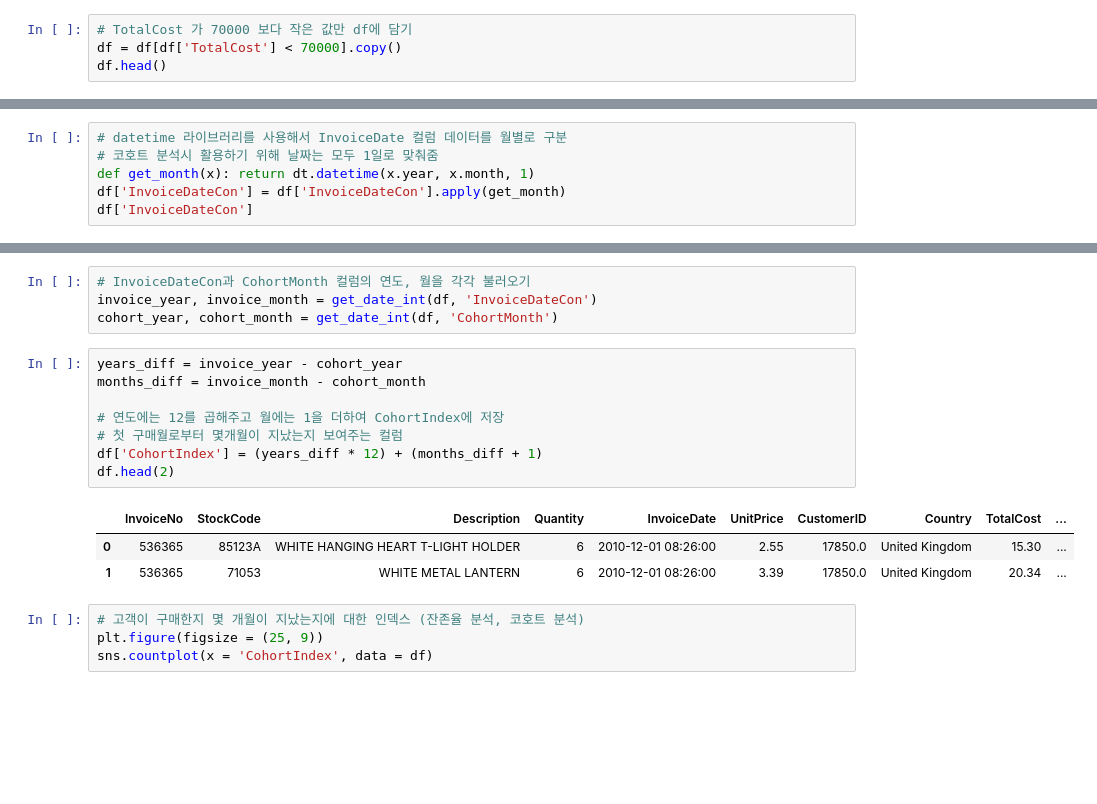
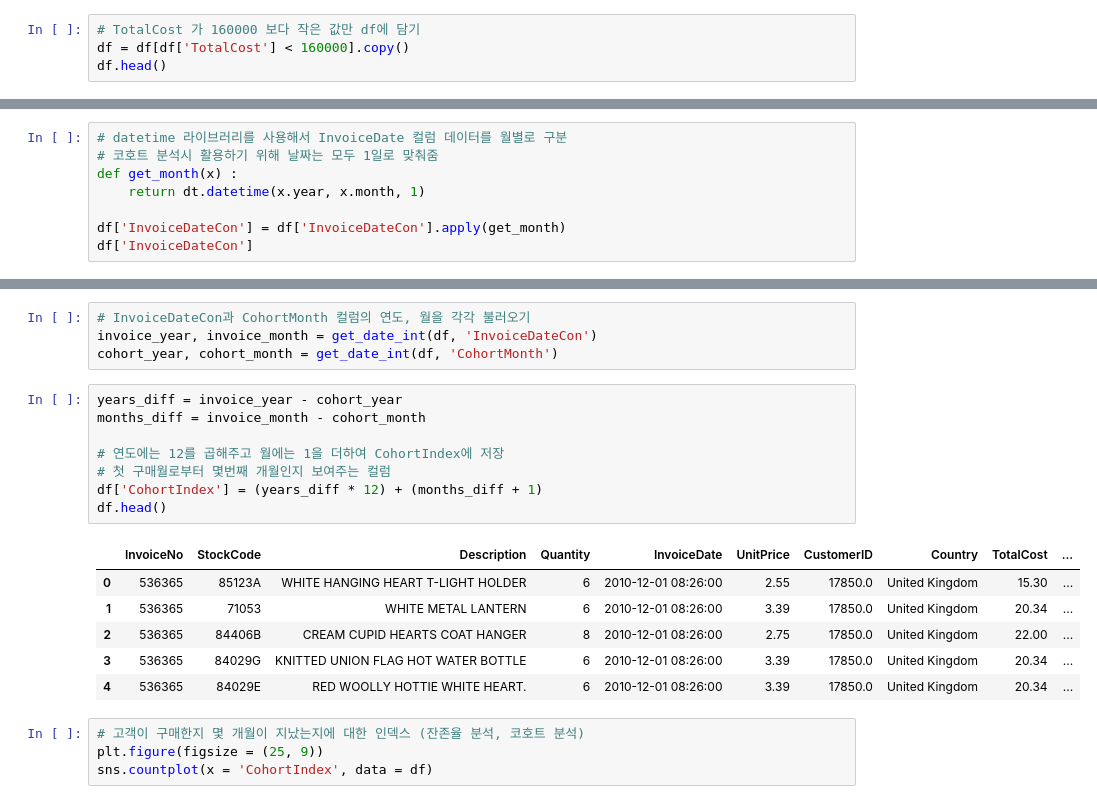
Before and after one commit to chsop/kaggle, a Jupyter notebook: RFM_cohort_segmentation/RFM_cohortanalysis_segmentation_practice.ipynb, the cells around one changed output, grey strips where cells are left out. Drawn from its saved outputs; the diff is of its cells as text; blank space fills up the shorter version.

```diff
--- a/RFM_cohort_segmentation/RFM_cohortanalysis_segmentation_practice.ipynb
+++ b/RFM_cohort_segmentation/RFM_cohortanalysis_segmentation_practice.ipynb
@@ -265,8 +265,8 @@ df[df['CustomerID'].isin([12346.0, 16446.0])]
 | 194355 | 553573 | 22982 | PANTRY PASTRY BRUSH | 1 | 2011-05-18 09:52:00 | 1.25 | 16446.0 | United Kingdom | 0 | ... |
 | 540421 | 581483 | 23843 | PAPER CRAFT , LITTLE BIRDIE | 80995 | 2011-12-09 09:15:00 | 2.08 | 16446.0 | United Kingdom | 0 | ... |
 # %%
-# TotalCost 가 70000 보다 작은 값만 df에 담기
-df = df[df['TotalCost'] < 70000].copy()
+# TotalCost 가 160000 보다 작은 값만 df에 담기
+df = df[df['TotalCost'] < 160000].copy()
 df.head()
 # %% [output]
 |  | InvoiceNo | StockCode | Description | Quantity | InvoiceDate | UnitPrice | CustomerID | Country | id_null | ... |
@@ -433,7 +426,9 @@ Name: InvoiceDate, dtype: object
 # %%
 # datetime 라이브러리를 사용해서 InvoiceDate 컬럼 데이터를 월별로 구분
 # 코호트 분석시 활용하기 위해 날짜는 모두 1일로 맞춰줌
-def get_month(x): return dt.datetime(x.year, x.month, 1)
+def get_month(x) :
+    return dt.datetime(x.year, x.month, 1)
+
 df['InvoiceDateCon'] = df['InvoiceDateCon'].apply(get_month)
 df['InvoiceDateCon']
 # %% [output]
@@ -475,15 +471,18 @@ cohort_year, cohort_month = get_date_int(df, 'CohortMonth')
 # %%
 years_diff = invoice_year - cohort_year
 months_diff = invoice_month - cohort_month
 
 # 연도에는 12를 곱해주고 월에는 1을 더하여 CohortIndex에 저장
-# 첫 구매월로부터 몇개월이 지났는지 보여주는 컬럼
+# 첫 구매월로부터 몇번째 개월인지 보여주는 컬럼
 df['CohortIndex'] = (years_diff * 12) + (months_diff + 1)
-df.head(2)
+df.head()
 # %% [output]
 |  | InvoiceNo | StockCode | Description | Quantity | InvoiceDate | UnitPrice | CustomerID | Country | TotalCost | ... |
 | 0 | 536365 | 85123A | WHITE HANGING HEART T-LIGHT HOLDER | 6 | 2010-12-01 08:26:00 | 2.55 | 17850.0 | United Kingdom | 15.30 | ... |
 | 1 | 536365 | 71053 | WHITE METAL LANTERN | 6 | 2010-12-01 08:26:00 | 3.39 | 17850.0 | United Kingdom | 20.34 | ... |
+| 2 | 536365 | 84406B | CREAM CUPID HEARTS COAT HANGER | 8 | 2010-12-01 08:26:00 | 2.75 | 17850.0 | United Kingdom | 22.00 | ... |
+| 3 | 536365 | 84029G | KNITTED UNION FLAG HOT WATER BOTTLE | 6 | 2010-12-01 08:26:00 | 3.39 | 17850.0 | United Kingdom | 20.34 | ... |
+| 4 | 536365 | 84029E | RED WOOLLY HOTTIE WHITE HEART. | 6 | 2010-12-01 08:26:00 | 3.39 | 17850.0 | United Kingdom | 20.34 | ... |
 # %%
 # 고객이 구매한지 몇 개월이 지났는지에 대한 인덱스 (잔존율 분석, 코호트 분석)
 plt.figure(figsize = (25, 9))
```
Also changed, not shown: parts of 54 cells of this notebook.
